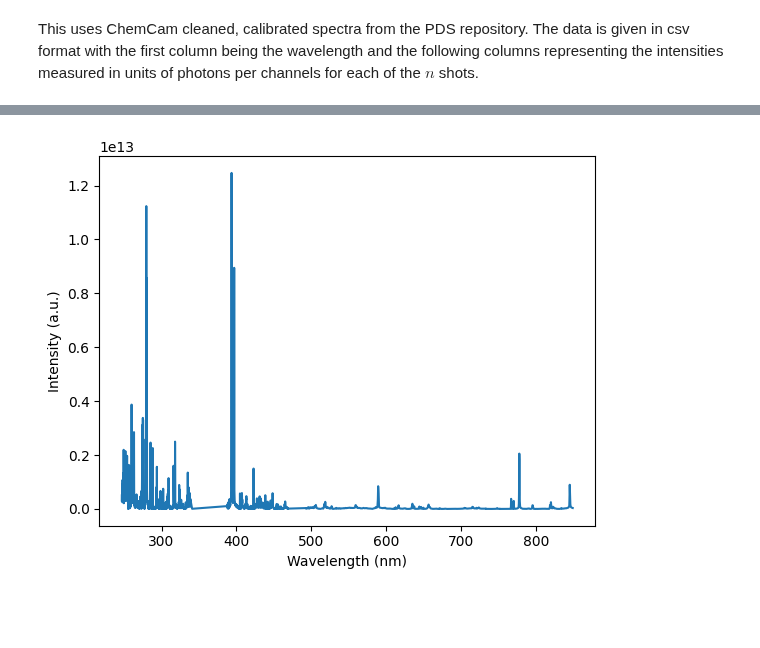
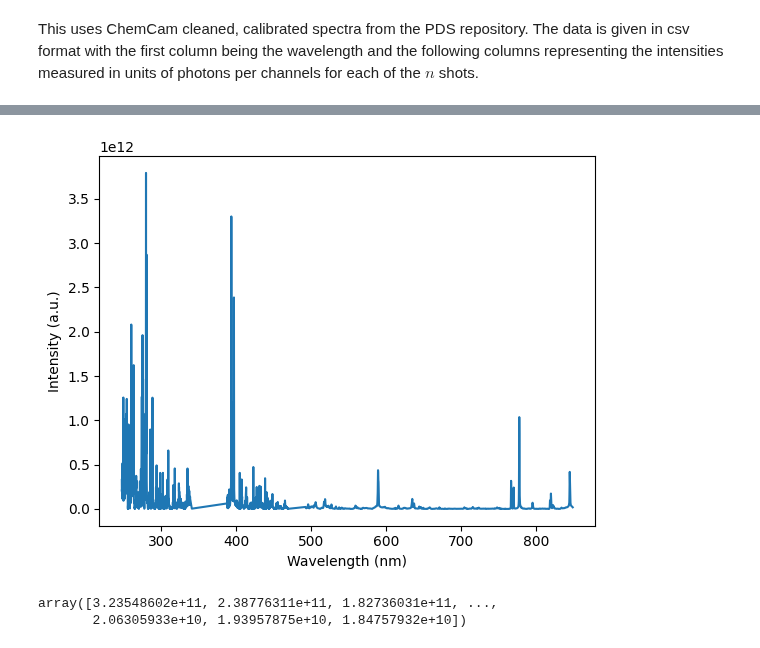
Before and after one commit to chhoumann/thesis-chemcam, a Jupyter notebook: baseline/notes.ipynb, the cells around one changed output, grey strips where cells are left out. Saved outputs shown, nothing was run; the diff lists cells and outputs as text; code cells hidden in the pictures; blank space fills up the shorter version.

```diff
--- a/baseline/notes.ipynb
+++ b/baseline/notes.ipynb
@@ -4,7 +4,7 @@ This uses ChemCam cleaned, calibrated spectra from the PDS repository. The data
 import pandas as pd
 from pathlib import Path
 # %%
-data_path = Path("data/cl5_402372860ccs_f0043232ccam01055p3.csv")
+data_path = Path("data/cl5_716277747ccs_f0971170ccam04589p3.csv")
 
 with open(data_path) as f:
     # find index of last line starting with "#" and skip rows until then
@@ -64,18 +64,29 @@ data.head()
 # %%
 # plot avg. of all shots (y) over wavelength (x)
 import matplotlib.pyplot as plt
 
 # drop first row
 data = data.iloc[1:]
 
 shots = [col for col in data.columns if "shot" in col]
 data_shots = data[shots]
 # drop first 5 shots
 data_shots = data_shots.iloc[5:]
 
-plt.plot(data["wave"].iloc[5:], data["shot1"].iloc[5:], label="shot1")
+plt.plot(data["wave"].iloc[5:], data["shot30"].iloc[5:])
 plt.xlabel("Wavelength (nm)")
 plt.ylabel("Intensity (a.u.)") # a.u. = arbitrary units
 plt.show()
 # %% [output]
-[figure, old version]
+[figure, new version]
+# %%
+from sklearn.cross_decomposition import PLSRegression
+
+# pls 2
+pls2 = PLSRegression(n_components=2)
+pls2.fit(data_shots, data["Avg"].iloc[5:])
+
+pls2.predict(data_shots)
+# %% [output]
+array([3.23548602e+11, 2.38776311e+11, 1.82736031e+11, ...,
+       2.06305933e+10, 1.93957875e+10, 1.84757932e+10])
```
Also changed, not shown: parts of 2 cells of this notebook.
